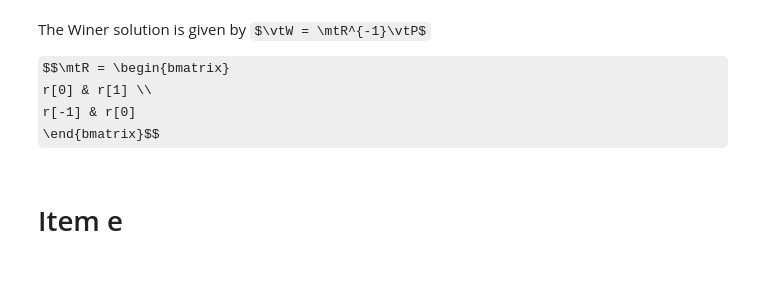
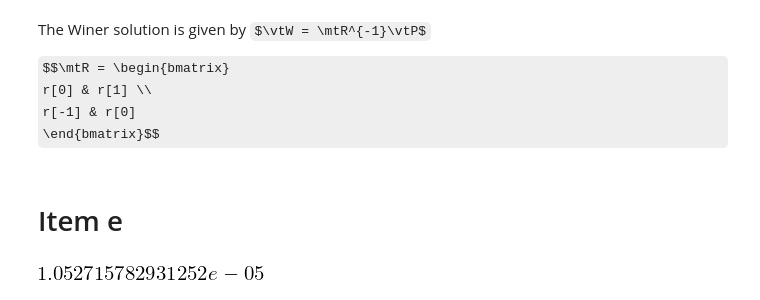
Before and after one commit to darcamo/array-sensor-homeworks, a Jupyter notebook: homework6/questão 1.ipynb, the cells around one changed output. Drawn from its saved outputs; the diff is of its cells as text; code cells hidden in the pictures; some formulas as TeX source; blank space fills up the shorter version.

```diff
--- a/homework6/questão 1.ipynb
+++ b/homework6/questão 1.ipynb
@@ -70,26 +84,37 @@ def r(m):
 # %%
-M=6
-h = np.array([4, -5])
-def compute_MSE(M):
+def compute_MSE(M, h):
 
-    r_vec = np.vectorize(r)
-    A = np.fromfunction(lambda x,y:-x+y, shape=(M,M), dtype=int)
+    #r_vec = np.vectorize(r)
+    #A = np.fromfunction(lambda x,y:-x+y, shape=(M,M), dtype=int)
     #A
 
-    R = r_vec(A)
+    corr = np.correlate(h, h, 'full')
+    #print(corr)
+    corr = corr[corr.size//2:]
+
+    R = sp.linalg.toeplitz(np.hstack([corr, np.zeros(M-h.size)]))
+    #R = r_vec(A)
     #print(R)
-
     p = np.hstack([np.zeros(M-h.size), h[::-1]])
     #print(p)
 
     w = np.linalg.inv(R) @ p
     #print(w)
 
-    data = randn_c(1500)
+    data = randn_c(3500)
     y = np.convolve(data, h)
 
     tilde_y = np.convolve(w.conj(),y)
 
-    mean_mse = np.mean(  np.abs(data - tilde_y[M-1:-1]  )**2)
+#     print(data.size)
+#     print(y.size)
+#     print(tilde_y.size)
+
+    mean_mse = math.sqrt(np.mean(  np.abs(data - tilde_y[M-1:-h.size+1]  )**2))
     return mean_mse
+# %%
+h = np.array([4,-5])
+compute_MSE(50, h)
+# %% [output]
+[figure, added]
 # %%
```
Also changed, not shown: parts of 6 cells of this notebook, 8 other files.
